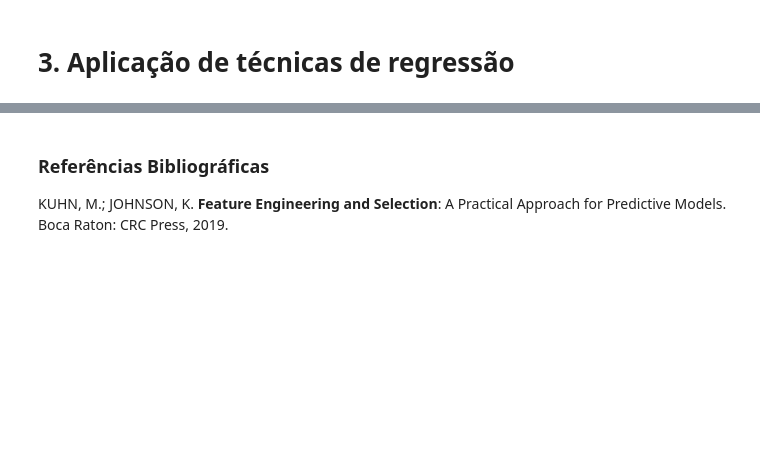
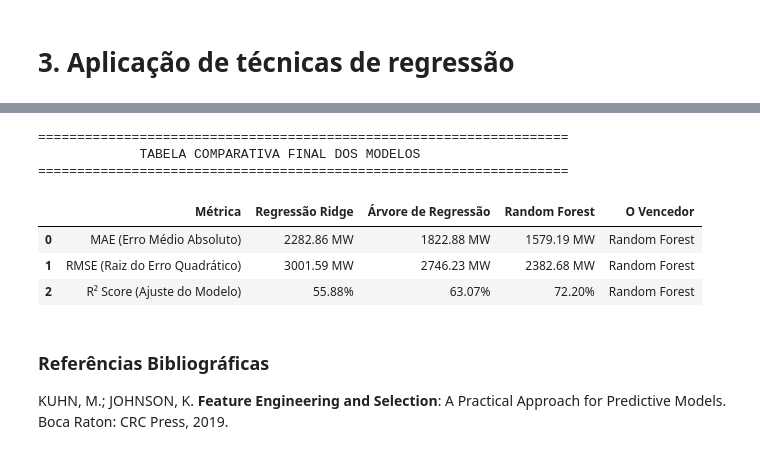
Before and after one commit to marcospsilv/Trabalho_2_Machine_Learning, a Jupyter notebook: notebooks/Main.ipynb, the cells around one changed output, grey strips where cells are left out. Saved outputs shown, nothing was run; the diff lists cells and outputs as text; code cells hidden in the pictures; blank space fills up the shorter version.

```diff
--- a/notebooks/Main.ipynb
+++ b/notebooks/Main.ipynb
@@ -1357,3 +1062,33 @@ KeyError: 'dt_iso'
+# %%
+# 1. Criar um dicionário com os resultados obtidos em cada modelo
+dados_resultados = {
+    "Métrica": [
+        "MAE (Erro Médio Absoluto)",
+        "RMSE (Raiz do Erro Quadrático)",
+        "R² Score (Ajuste do Modelo)",
+    ],
+    "Regressão Ridge": ["2282.86 MW", "3001.59 MW", "55.88%"],
+    "Árvore de Regressão": ["1822.88 MW", "2746.23 MW", "63.07%"],
+    "Random Forest": ["1579.19 MW", "2382.68 MW", "72.20%"],
+    "O Vencedor": ["Random Forest", "Random Forest", "Random Forest"],
+}
+
+# 2. Transmutar o dicionário num DataFrame do Pandas
+df_comparativo = pd.DataFrame(dados_resultados)
+
+# 3. Exibir a tabela formatada
+print("====================================================================")
+print("             TABELA COMPARATIVA FINAL DOS MODELOS                   ")
+print("====================================================================")
+display(df_comparativo)
+# %% [output]
+====================================================================
+             TABELA COMPARATIVA FINAL DOS MODELOS
+====================================================================
+|  | Métrica | Regressão Ridge | Árvore de Regressão | Random Forest | O Vencedor |
+| 0 | MAE (Erro Médio Absoluto) | 2282.86 MW | 1822.88 MW | 1579.19 MW | Random Forest |
+| 1 | RMSE (Raiz do Erro Quadrático) | 3001.59 MW | 2746.23 MW | 2382.68 MW | Random Forest |
+| 2 | R² Score (Ajuste do Modelo) | 55.88% | 63.07% | 72.20% | Random Forest |
 # %% [markdown]
 ### Referências Bibliográficas
 
```
Also changed, not shown: parts of 47 cells of this notebook.
